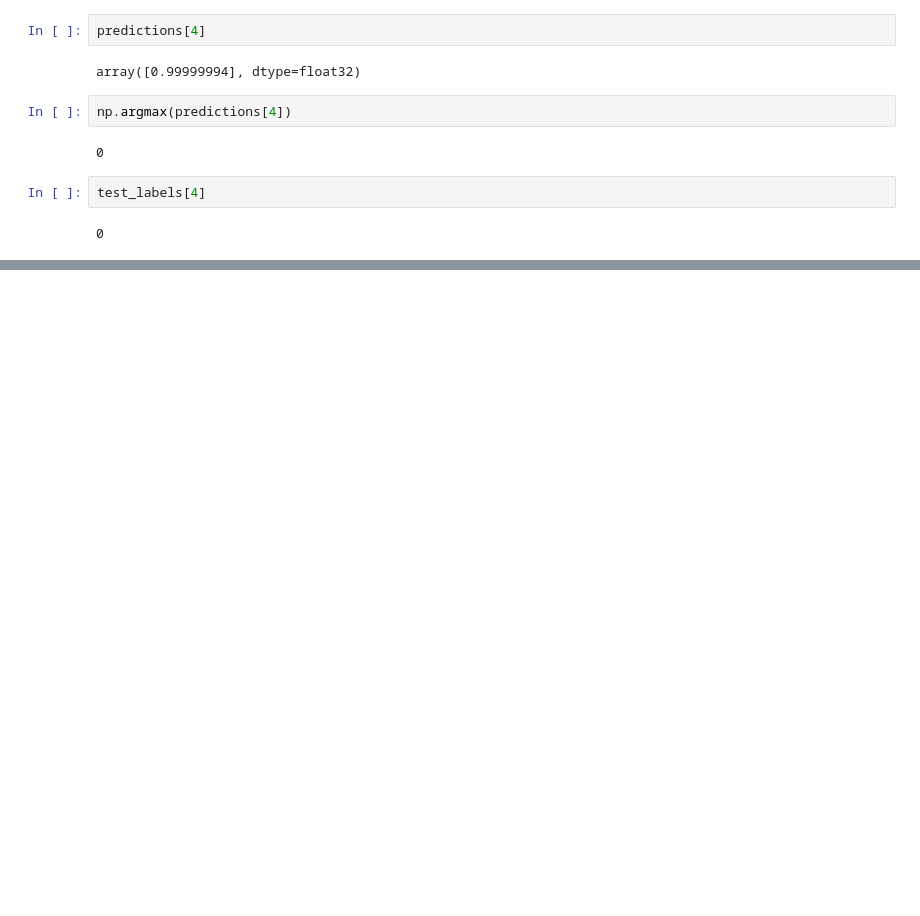
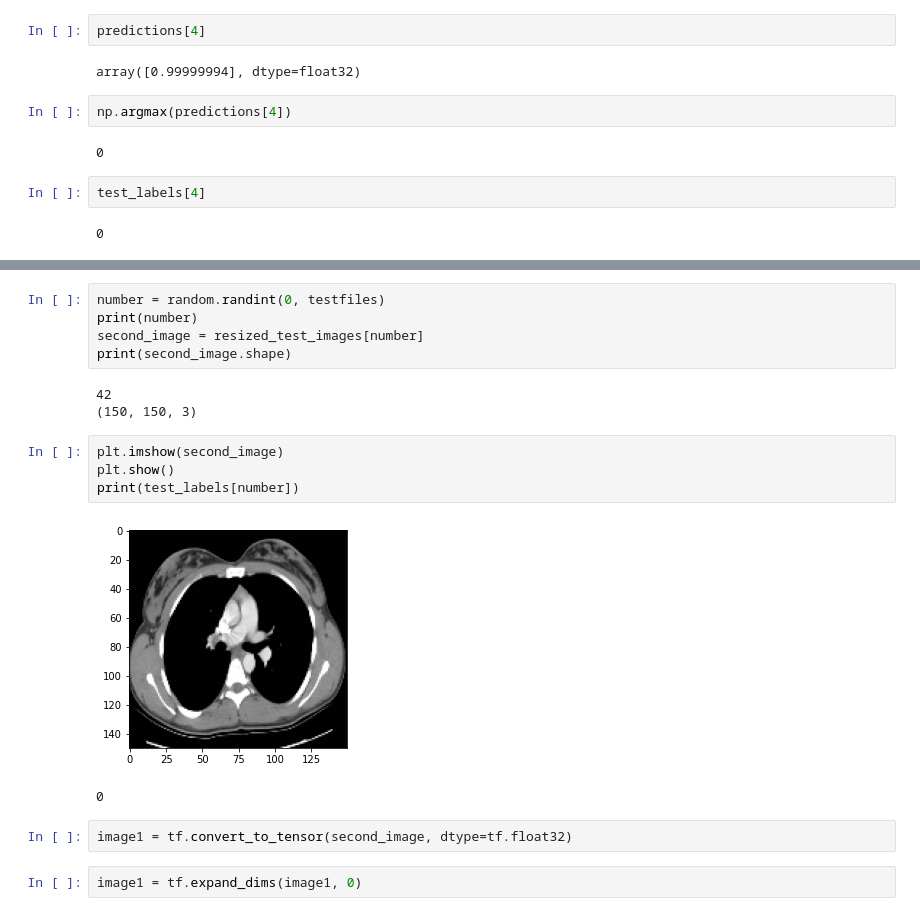
Before and after one commit to devshah21/Detecting-Covid-19-using-CT-scans, a Jupyter notebook: detecting_covid_from_CTscans.ipynb, the cells around one changed output, grey strips where cells are left out. Saved outputs shown, nothing was run; the diff lists cells and outputs as text; blank space fills up the shorter version.

```diff
--- a/detecting_covid_from_CTscans.ipynb
+++ b/detecting_covid_from_CTscans.ipynb
@@ -346,0 +388,19 @@ test_labels[4]
+# %%
+number = random.randint(0, testfiles)
+print(number)
+second_image = resized_test_images[number]
+print(second_image.shape)
+# %% [output]
+42
+(150, 150, 3)
+# %%
+plt.imshow(second_image)
+plt.show()
+print(test_labels[number])
+# %% [output]
+[figure, added]
+0
+# %%
+image1 = tf.convert_to_tensor(second_image, dtype=tf.float32)
+# %%
+image1 = tf.expand_dims(image1, 0)
```
Also changed, not shown: parts of 10 cells of this notebook.
